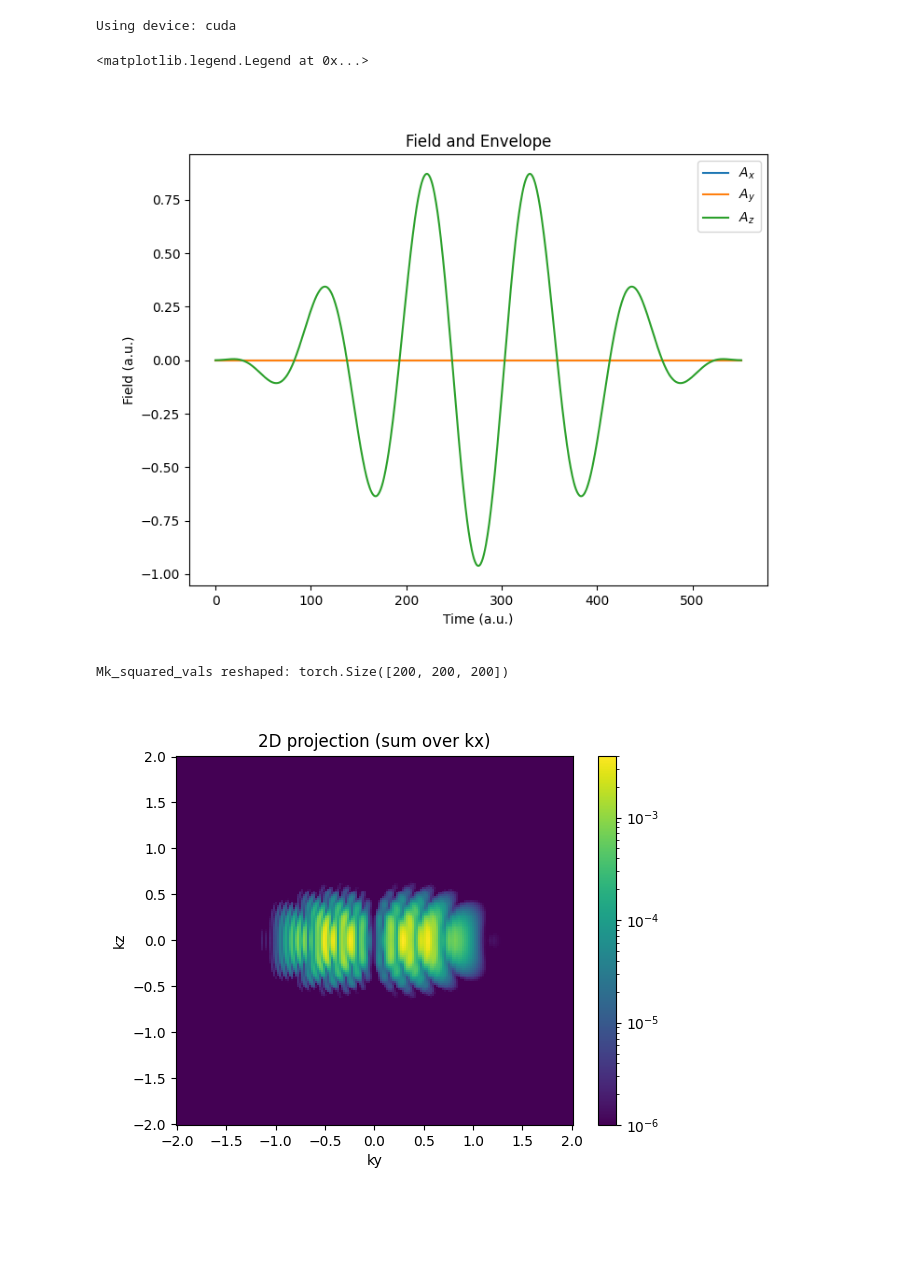
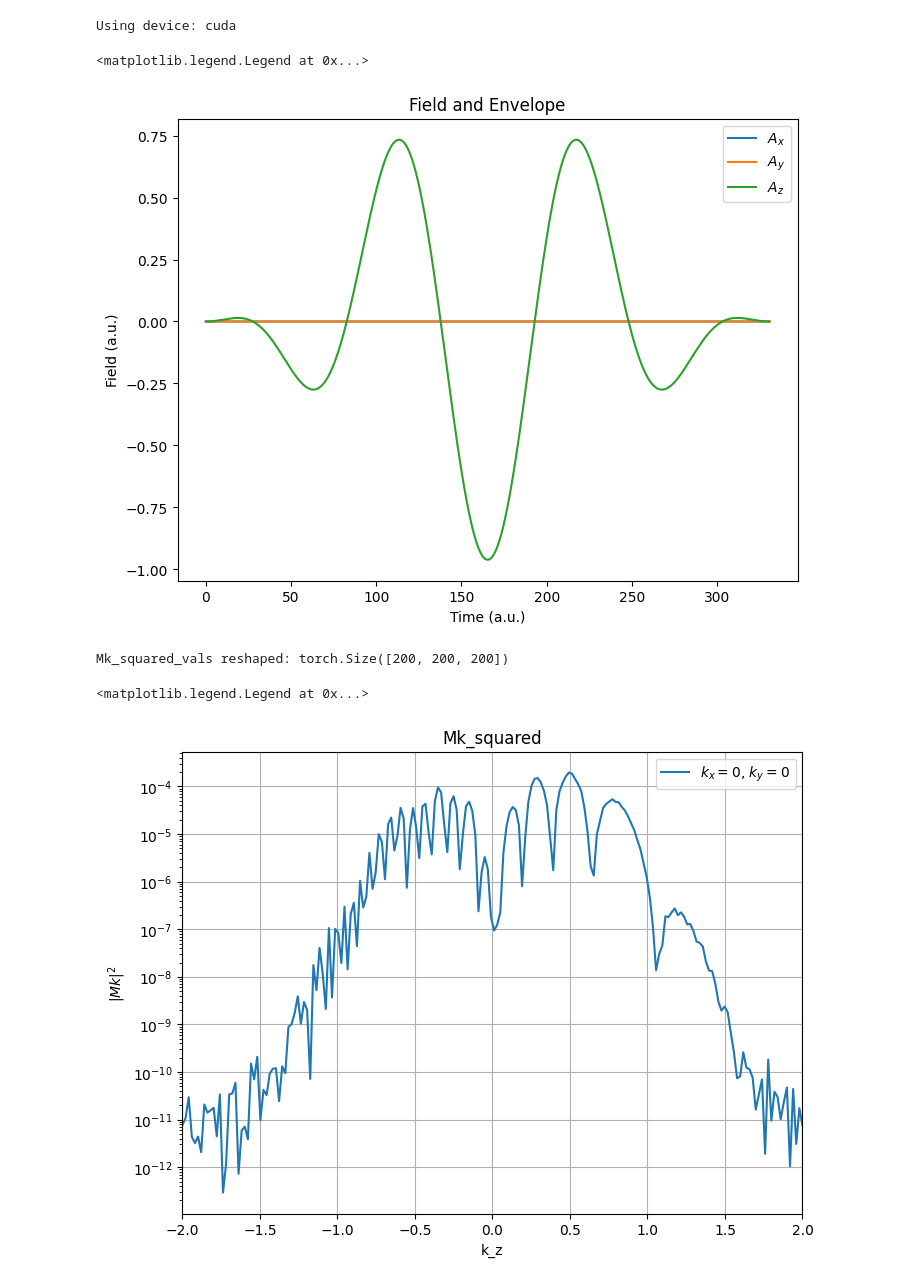
Before and after one commit to Kschloms/Ultra-fast-final-pres, a Jupyter notebook: plot_with_single_int_pytorch.ipynb, the cells around one changed output. Cells and saved outputs as stored; diff of their text form; code cells hidden in the pictures; blank space fills up the shorter version.

```diff
--- a/plot_with_single_int_pytorch.ipynb
+++ b/plot_with_single_int_pytorch.ipynb
@@ -8,14 +8,14 @@ import ipywidgets as widgets
 import matplotlib.colors as colors
 # %%
 #Field parameters
-Nc = 5 #Field revolutions in envelope
+Nc = 3 #Field revolutions in envelope
 eps = 0 #(-1,0,1), Polarization of light
 phi = 0 #Phase difference between envelope and field
 #all values in au
 wl = 0.057 #800nm wavelength
 I = 0.003 #I=10^14 w/cm^2
 E0 = -0.500 #13.6 eV
-res = 1000
+res = 2000
 
 device = 'cuda' if torch.cuda.is_available() else 'cpu'
 # device = 'cpu' # Uncomment this line to force CPU usage
@@ -34,7 +34,7 @@ ax.plot(M1.ts.cpu().numpy(), A[2].cpu().numpy(), label='$A_z$')
 ax.legend()
 # %% [output]
 <matplotlib.legend.Legend at 0x...>
-[figure, old version]
+[figure, new version]
 # %%
 # Define grid ranges and resolution
 k_start = -2
@@ -64,16 +64,20 @@ print('Mk_squared_vals reshaped:', Mk_squared_vals.shape)
 # %% [output]
 Mk_squared_vals reshaped: torch.Size([200, 200, 200])
 # %%
-proj = Mk_squared_vals.sum(dim=0)  # sum over kx
-plt.figure()
-plt.pcolormesh(kys.cpu(), kzs.cpu(), proj.cpu().numpy(), norm=colors.LogNorm(vmin=1e-6, vmax=proj.max()))
-plt.xlabel('ky')
-plt.ylabel('kz')
-plt.title('2D projection (sum over kx)')
-plt.colorbar()
-plt.show()
+fig, ax = plt.subplots(1, 1, figsize=(8, 6))
+ax.set_title('Mk_squared')
+ax.set_xlabel('k_z')
+ax.set_ylabel(r'$|Mk|^2$')
+ax.set_xlim(-2.0, 2.0)
+# Get the middle index for kx and ky (where they are closest to 0)
+mid_idx = num_steps // 2
+ax.plot(kzs.cpu().numpy(), Mk_squared_vals[mid_idx, mid_idx, :].cpu().numpy(), label='$k_x=0$, $k_y=0$')
+ax.set_yscale('log')  # Set y-axis to logarithmic scale
+ax.grid(True)
+ax.legend()
 # %% [output]
+<matplotlib.legend.Legend at 0x...>
-[figure, old version]
+[figure, new version]
 # %%
 
 fig, ax = plt.subplots()
```
Also changed, not shown: parts of 3 cells of this notebook, 2 other files.
